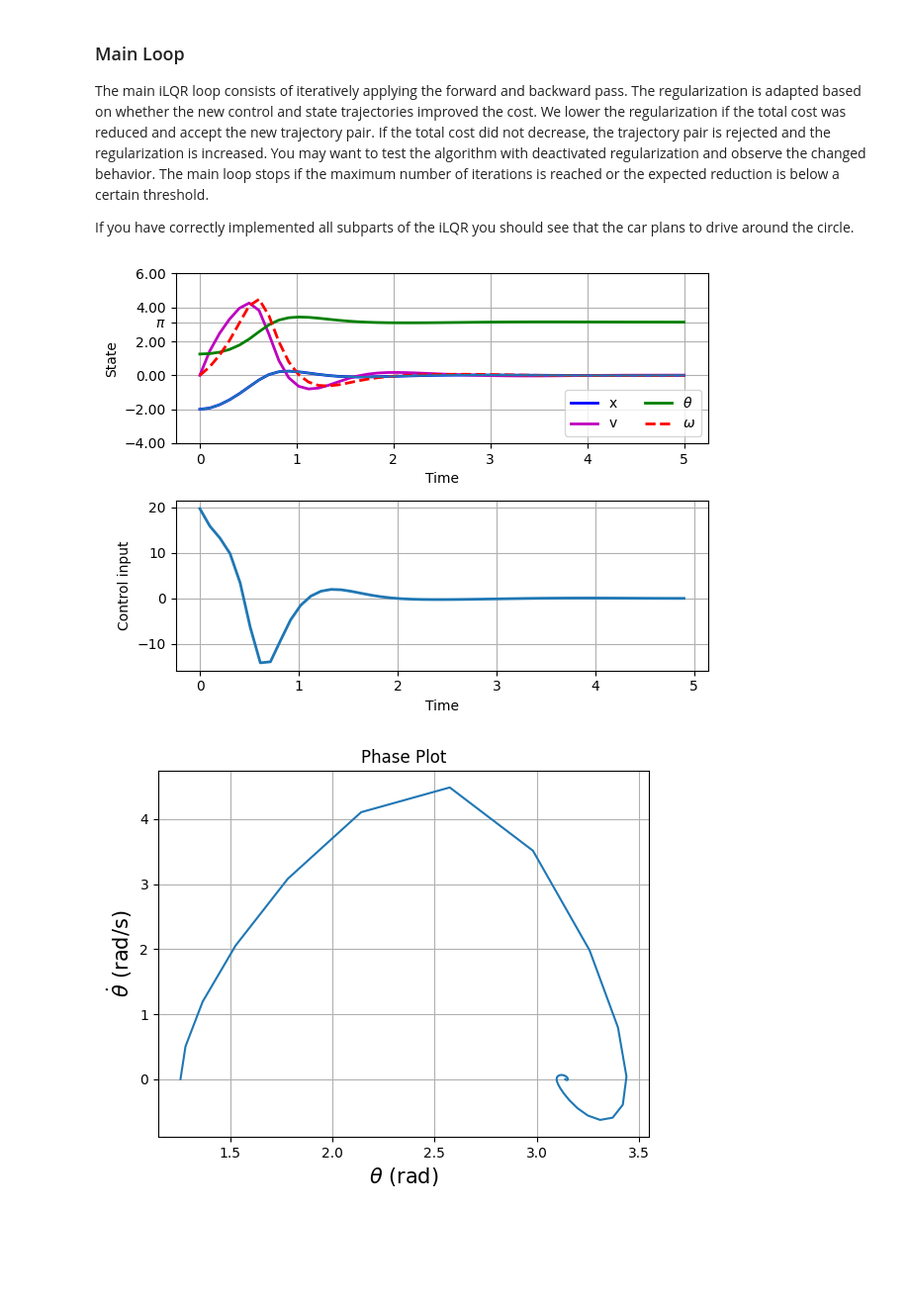
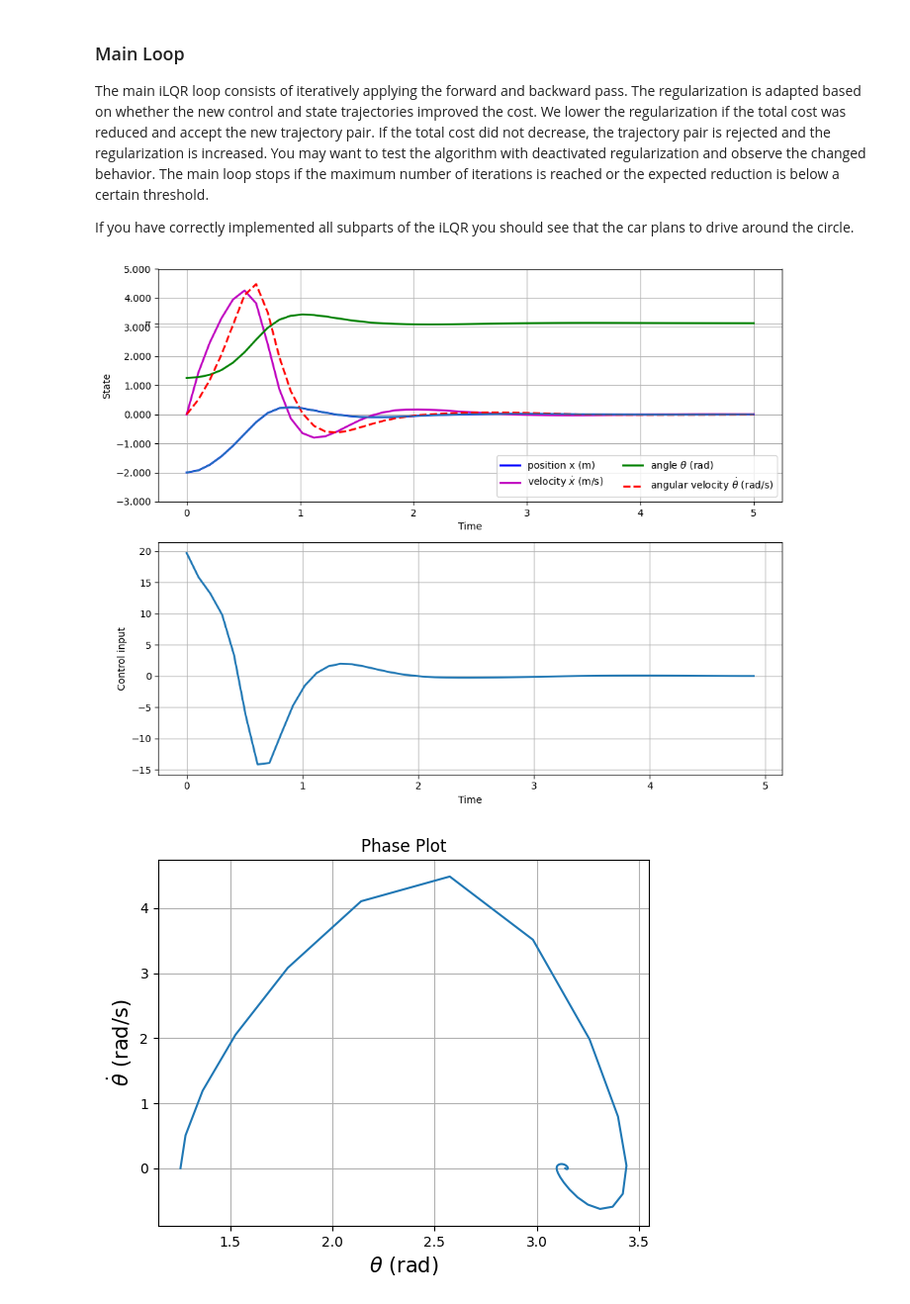
Before and after one commit to Solomon-GC/LQGnet, a Jupyter notebook: iLQG/ilqr_pen_on_cart_autograd.ipynb, the cells around one changed output. Shown at 99% size. Drawn from its saved outputs; the diff is of its cells as text; code cells hidden in the pictures; blank space fills up the shorter version.

```diff
--- a/iLQG/ilqr_pen_on_cart_autograd.ipynb
+++ b/iLQG/ilqr_pen_on_cart_autograd.ipynb
@@ -70,4 +70,30 @@ m_c = 1.0   # cart mass [kg]
 g = 9.81    # gravity [m/s^2]
 l = 1.0     # length of a rod [m]
 d = 1
+# %%
+def f(x, u):
+    # Compute f1
+    theta = x[2]
+    s = torch.sin(theta)
+    c = torch.cos(theta)
+
+    theta_dot = x[-1]
+    x_dot = x[1]
+    theta_dot_2 = ( (m_p+m_c)*g*s-m_p*l*(theta_dot**2)*s*c-u[0]*c +d*c*x_dot )/( l*(m_c+m_p*(s**2)) )
+    x_dot_2 = (u[0]-m_p*g*s*c+m_p*l*(theta_dot**2)*s-d*x_dot)/(m_c+m_p*(s**2))
+
+    return torch.stack([x_dot, x_dot_2, theta_dot, theta_dot_2], dim=0)
+# %%
+def rk4singlestep_new(x0, u0):
+    """
+        This function does a single 4th-order Runge-Kutta
+    """
+
+    f1 = f(x0, u0)
+    f2 = f(x0 + (dt/2) * f1, u0)
+    f3 = f(x0 + (dt/2) * f2, u0)
+    f4 = f(x0 + dt * f3, u0)
+    x_next = x0 + (dt/6) * (f1 + 2 * f2 + 2 * f3 + f4)
+
+    return x_next
 # %%
@@ -166,7 +192,7 @@ We define the stage cost function $\ell$ and final cost function $\ell_f$. The g
 # %%
 def cost_stage(x, u):
     Q = torch.tensor([[500.0, 0.0, 0.0, 0.0],[0.0, 1.0, 0.0, 0.0],[0.0, 0.0, 500.0, 0.0], [0.0, 0.0, 0.0, 1.0]], dtype=dtype_)
-    R = torch.tensor([1.0], dtype=dtype_)
+    R = 1 #torch.tensor([1.0], dtype=dtype_)
     x_diff = x-x_goal
     return (x_diff.matmul(Q)).matmul(x_diff) + R*(u**2)
 
@@ -444,38 +470,39 @@ x_trj, u_trj, cost_trace, regu_trace, redu_ratio_trace, redu_trace = run_ilqr(x0
 
 # Plot
 lw_=2
+plt.figure(figsize=(10,8))
 ax1 = plt.subplot(211)
-ax1.plot(t.cpu().numpy(), x_trj[:,0].cpu().detach().numpy(),lw=lw_,label = 'x', color = 'b')
-ax1.plot(t.cpu().numpy(), x_trj[:,1].cpu().detach().numpy(),lw=lw_,linestyle = '-', color = 'm', label='v')
-ax1.plot(t.cpu().numpy(), x_trj[:,2].cpu().detach().numpy(),lw=lw_, color='g', label=r'$\theta$')
-ax1.plot(t.cpu().numpy(), x_trj[:,3].cpu().detach().numpy(),lw=lw_,linestyle = '--', color = 'r', label=r'$\omega$')
+ax1.plot(t.cpu().numpy(), x_trj[:,0].cpu().detach().numpy(),lw=lw_,label = 'position x (m)', color = 'b')
+ax1.plot(t.cpu().numpy(), x_trj[:,1].cpu().detach().numpy(),lw=lw_,linestyle = '-', color = 'm', label=r'velocity $\dot{x}$ (m/s)')
+ax1.plot(t.cpu().numpy(), x_trj[:,2].cpu().detach().numpy(),lw=lw_, color='g', label=r'angle $\theta$ (rad)')
+ax1.plot(t.cpu().numpy(), x_trj[:,3].cpu().detach().numpy(),lw=lw_,linestyle = '--', color = 'r', label=r'angular velocity $\dot{\theta}$ (rad/s)')
 
 lines = plt.plot(t.cpu().numpy(), x_trj[:,0].cpu().detach().numpy())
 ax0 = lines[0].axes
 ax0.set_yticks(list(ax0.get_yticks())+[np.pi])
 labels = [item.get_text() for item in ax0.get_yticklabels()]
 labels[-1] = r'$\pi$'
 ax0.set_yticklabels(labels)
 
 ax1.set_xlabel('Time')
 ax1.set_ylabel('State')
 ax1.legend(ncol=2, loc='lower right')
 ax1.grid(True)
 
 ax2 = plt.subplot(212)
 # ax2.margins(2, 2)           # Values >0.0 zoom out
 ax2.plot(t[:-1].cpu().numpy(), u_trj.cpu().detach().numpy(),lw=lw_)
 ax2.set_xlabel('Time')
 ax2.set_ylabel('Control input')
 ax2.grid(True)
 
 plt.tight_layout()
 
 fig_path = 'C:\\Users\\solom\\PhD_research\\KalmanNet_control\\LQGnet\\iLQG\\iLQR.pdf'
 # fig.savefig(fig_path, bbox_inches="tight")
 # plt.savefig(fig_path)
 # %% [output]
-[figure, old version]
+[figure, new version]
 # %%
 plt.plot(x_trj[:,2].cpu().detach().numpy(), x_trj[:,3].cpu().detach().numpy())
 plt.xlabel(r"$\theta$ (rad)", fontsize=15)
```
Also changed, not shown: parts of 2 cells of this notebook.
